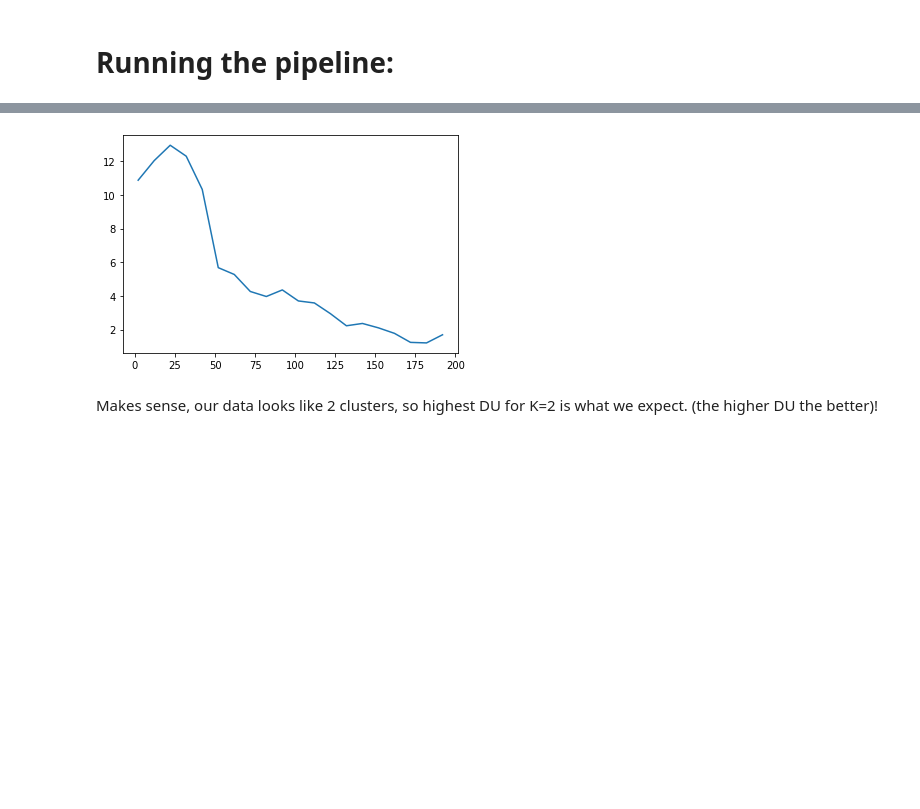
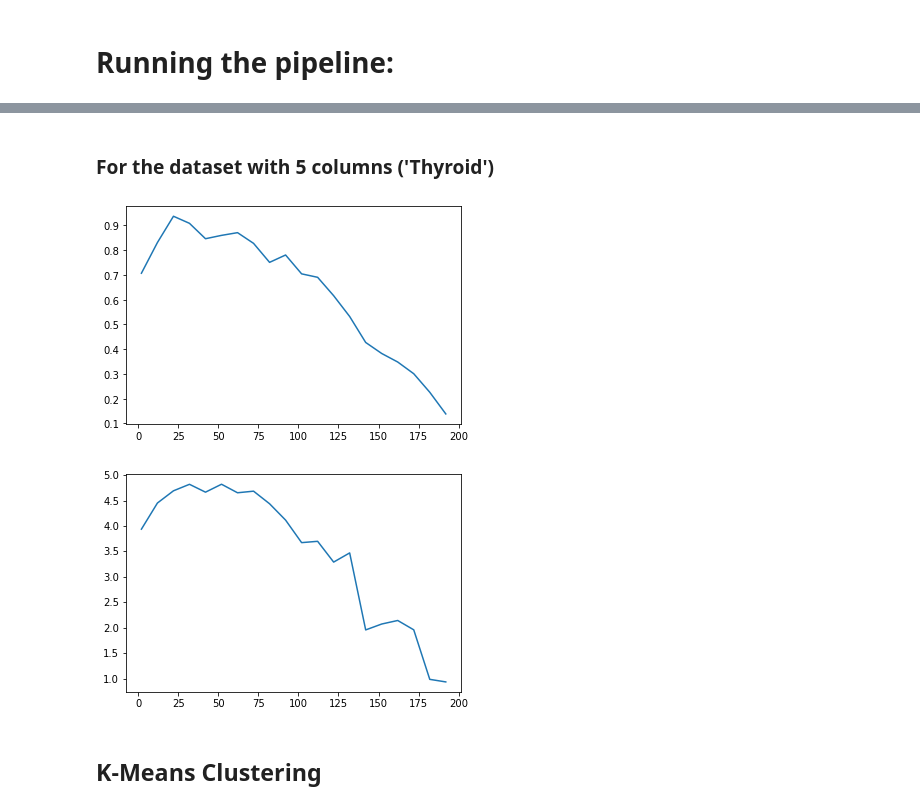
Before and after one commit to pat-alt/clustering, a Jupyter notebook: mst_notebook.ipynb, the cells around one changed output, grey strips where cells are left out. Saved outputs shown, nothing was run; the diff lists cells and outputs as text; code cells hidden in the pictures; blank space fills up the shorter version.

```diff
--- a/mst_notebook.ipynb
+++ b/mst_notebook.ipynb
@@ -43,0 +175,2 @@ To find the minimum spanning tree it makes sense to differentiate the following
+# %%
+df['Cluster']= get_df_5(cluster_dict)['Cluster']
@@ -43,0 +234,2 @@ To find the minimum spanning tree it makes sense to differentiate the following
+# %%
+DB = Davies_Bouldin(cluster_dict,df)
@@ -159,8 +340,48 @@ for K in range(2, N-1, 10):
+# %%
+DB = main_MST(15,df)[0]
+Dunn = main_MST(15,df)[1]
 # %%
 import seaborn as sns
-sns.lineplot(x,y)
+sns.lineplot(n_clusters,DB)
 plt.show()
+sns.lineplot(n_clusters,Dunn)
+plt.show()
-# %% [output]
-[figure, removed]
-# %% [markdown]
-Makes sense, our data looks like 2 clusters, so highest DU for K=2 is what we expect. (the higher DU the better)!
+# %% [markdown]
+### For the dataset with 5 columns ('Thyroid')
+# %%
+N = 200
+X1, X2, X3, X4, X5 = simulate_data_5(N)
+df = pd.DataFrame({'X1': X1, 'X2': X2,'X3': X3, 'X4': X4, 'X5': X5}, columns=['X1', 'X2','X3', 'X4', 'X5'])
+ordered_result = compute_dist(df)
+
+def main(K, df):
+
+    cluster_dict = MST_clustering(K, N, ordered_result)
+
+    df['Cluster']= get_df_5(cluster_dict)['Cluster']
+
+    DB = Davies_Bouldin(cluster_dict,df)
+
+    Dunn = dunn(ordered_result, cluster_dict)
+
+    return DB, Dunn
+
+n_clusters = []
+DB = []
+Dunn = []
+
+for K in range(2, N-1, 10):
+    n_clusters.append(K)
+    DB.append(main(K, df)[0])
+    Dunn.append(main(K,df)[1])
+# %%
+import seaborn as sns
+sns.lineplot(n_clusters,DB)
+plt.show()
+sns.lineplot(n_clusters,Dunn)
+plt.show()
+# %% [output]
+[figure, added]
+[figure, added]
+# %% [markdown]
+## K-Means Clustering
```
Also changed, not shown: parts of 57 cells of this notebook.
